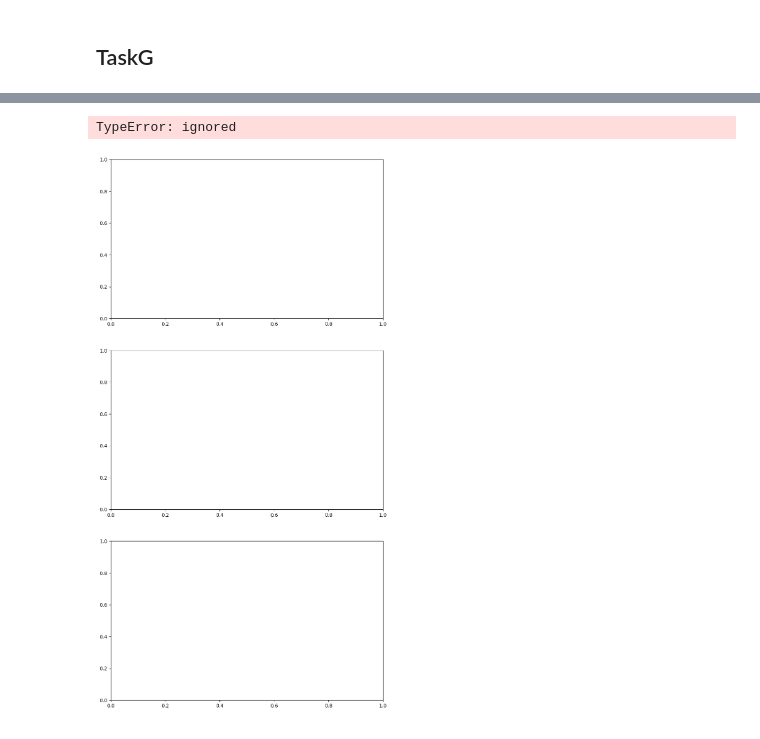
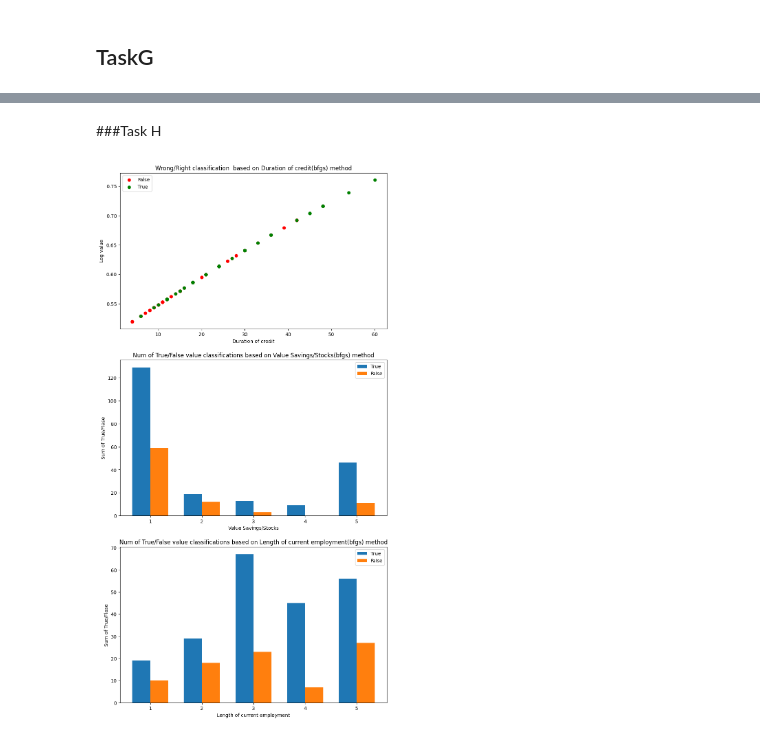
Before and after one commit to AdrianPauer/MVOdata2023, a Jupyter notebook: MVO_MMOLAT_LR.ipynb, the cells around one changed output, grey strips where cells are left out. Cells and saved outputs as stored; diff of their text form; code cells hidden in the pictures.

```diff
--- a/MVO_MMOLAT_LR.ipynb
+++ b/MVO_MMOLAT_LR.ipynb
@@ -221,7 +215,7 @@ def bisection(dfun, bounds=None, args=(), callback=None,
 # %% [markdown]
 ###BFGS
 # %%
-def bfgs(fun, jac, x0, args=(), callback=None, options={}, **kwargs):
+def bfgs(fun, jac, x0, stepsize_method, args=(), callback=None, options={}, **kwargs):
     """
     Minimization method
 
@@ -277,17 +271,19 @@ def bfgs(fun, jac, x0, args=(), callback=None, options={}, **kwargs):
     for it in range(maxiter):
         s = -H @ g
 
-        zuzenie = lambda a: fun(x + a*s,*args)
-        dzuzenie = lambda a : jac(x + a*s, *args) * s
-
-        stepsize = backtracking_line_search(zuzenie,dzuzenie,x,args,max_stepsize = 1, s = s)
+        if stepsize_method == 'bisection':
+          dzuzenie = lambda a : (jac(x + a*s, *args)) @ s
+          stepsize = bisection(dzuzenie, bounds = (0,max_stepsize)).x
+        elif stepsize_method == 'backtracking':
+          stepsize = backtracking_line_search(fun,jac,x,args,max_stepsize = max_stepsize, s = s)
+        else :
+          print('Zadaj metodu')
 
         x_old = x.copy()
         g_old = g.copy()
 
 
         x = x + stepsize * s
-        #print(stepsize, x)
         g = jac(x, *args)
 
         y = g - g_old
@@ -421,9 +420,5 @@ res_dfp = dfp(fun = J, jac=dfJ, x0 = np.zeros(3), callback=fill_dfp, options = {
 # %% [markdown]
 ##2.3 TaskD
-# %%
-bfgs_iterations = []
-fill_bgfs = lambda x: bfgs_iterations.append(x)
-res_bfgs_bis = bfgs(fun = J, jac=dfJ, x0 = np.zeros(3), stepsize_method='bisection', callback=fill_bgfs, options = {'tol' : 1e-3,'max_stepsize' : 0.5})
 # %%
 import time
 for step_method in 'bisection','backtracking':
@@ -498,3 +497,5 @@ compare_table
+# %% [markdown]
+###Task H
 # %%
 is_solv = lambda u,x: 1/(1 + np.exp(-x.T@[u])) > .5
 
@@ -563,39 +564,38 @@ def plot2(i):
 
 
 figure,axes = plt.subplots(nrows = 3,ncols =1 ,figsize = (10,20))
-kurwa = lambda u,x: 1/(1 + np.exp(-x.T@[u]))
+solvable = lambda u,x: 1/(1 + np.exp(-x.T@[u]))
 i = 0
 uis = {0:'Duration of credit',1:'Value Savings/Stocks',2:'Length of current employment'}
 
 res_bfgs = bfgs(fun = JJ, jac=dfJJ, x0 = np.zeros(1), stepsize_method='backtracking',args=(i+1,), callback=fill_bgfs, options = {'tol' : 1e-3,'max_stepsize' : 0.5})
 resultsu = np.array([is_solv(u['u'], res_bfgs.x) == u['expec'] for u in us1])
-x = np.array([kurwa(u['u'], res_bfgs.x) for u in us1])
+x = np.array([solvable(u['u'], res_bfgs.x) for u in us1])
 plot1()
 
 i+=1
 
 def nulldict():
   data = {
       1: {True: 0, False: 0},
       2: {True: 0, False: 0},
       3: {True: 0, False: 0},
       4: {True: 0, False: 0},
       5: {True: 0, False: 0}
   }
   # return {i:{True:0, False:0} for i in range(1,6)}
   return data
 
 
 for ut in us2,us3:
   res_bfgs = bfgs(fun = JJ, jac=dfJJ, x0 = np.zeros(1), stepsize_method='backtracking',args=(i+1,), callback=fill_bgfs, options = {'tol' : 1e-3,'max_stepsize' : 0.5})
   data = nulldict()
   for u in ut:
     data[u['u']][is_solv(u['u'], res_bfgs.x) == u['expec']] += 1
   resultsu = np.array([is_solv(u['u'], res_bfgs.x) == u['expec'] for u in ut])
   plot2(i)
   i+=1
 
 plt.show()
 # %% [output]
-TypeError: ignored
-[figure, old version]
+[figure, new version]
```
Also changed, not shown: parts of 9 cells of this notebook.
